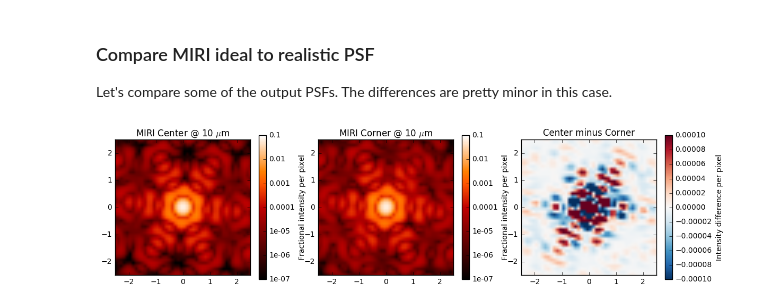
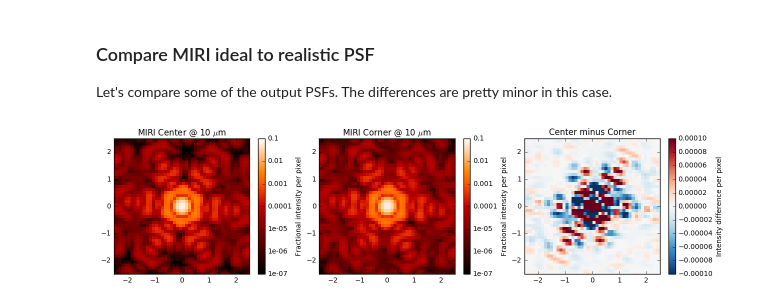
Before and after one commit to spacetelescope/webbpsf, a Jupyter notebook: notebooks/Simulating PSF variation within JWST instruments.ipynb, the cells around one changed output. Saved outputs shown, nothing was run; the diff lists cells and outputs as text; code cells hidden in the pictures.

```diff
--- a/notebooks/Simulating PSF variation within JWST instruments.ipynb
+++ b/notebooks/Simulating PSF variation within JWST instruments.ipynb
@@ -100,17 +109,17 @@ miri_psf_corner = miri.calc_psf(monochromatic=10e-6, display=True)
 Let's compare some of the output PSFs. The differences are pretty minor in this case.
 # %%
 fig, (ax_ideal, ax_realistic, ax_diff) = plt.subplots(1, 3,
-                                                      figsize=(14, 3.5))
+                                                      figsize=(15, 3.5))
 webbpsf.display_psf(miri_psf_center, ext='DET_SAMP',
                     title='MIRI Center @ 10 $\mu$m',
                     ax=ax_ideal, imagecrop=5)
 webbpsf.display_psf(miri_psf_corner, ext='DET_SAMP',
                     title='MIRI Corner @ 10 $\mu$m',
                     ax=ax_realistic, imagecrop=5)
 webbpsf.display_psf_difference(miri_psf_center, miri_psf_corner,
                                ext1='DET_SAMP', ext2='DET_SAMP',
                                title='Center minus Corner',
                                ax=ax_diff, cmap='RdBu_r',
                                imagecrop=5)
 # %% [output]
-[figure, old version]
+[figure, new version]
```
Also changed, not shown: parts of 12 cells of this notebook.
